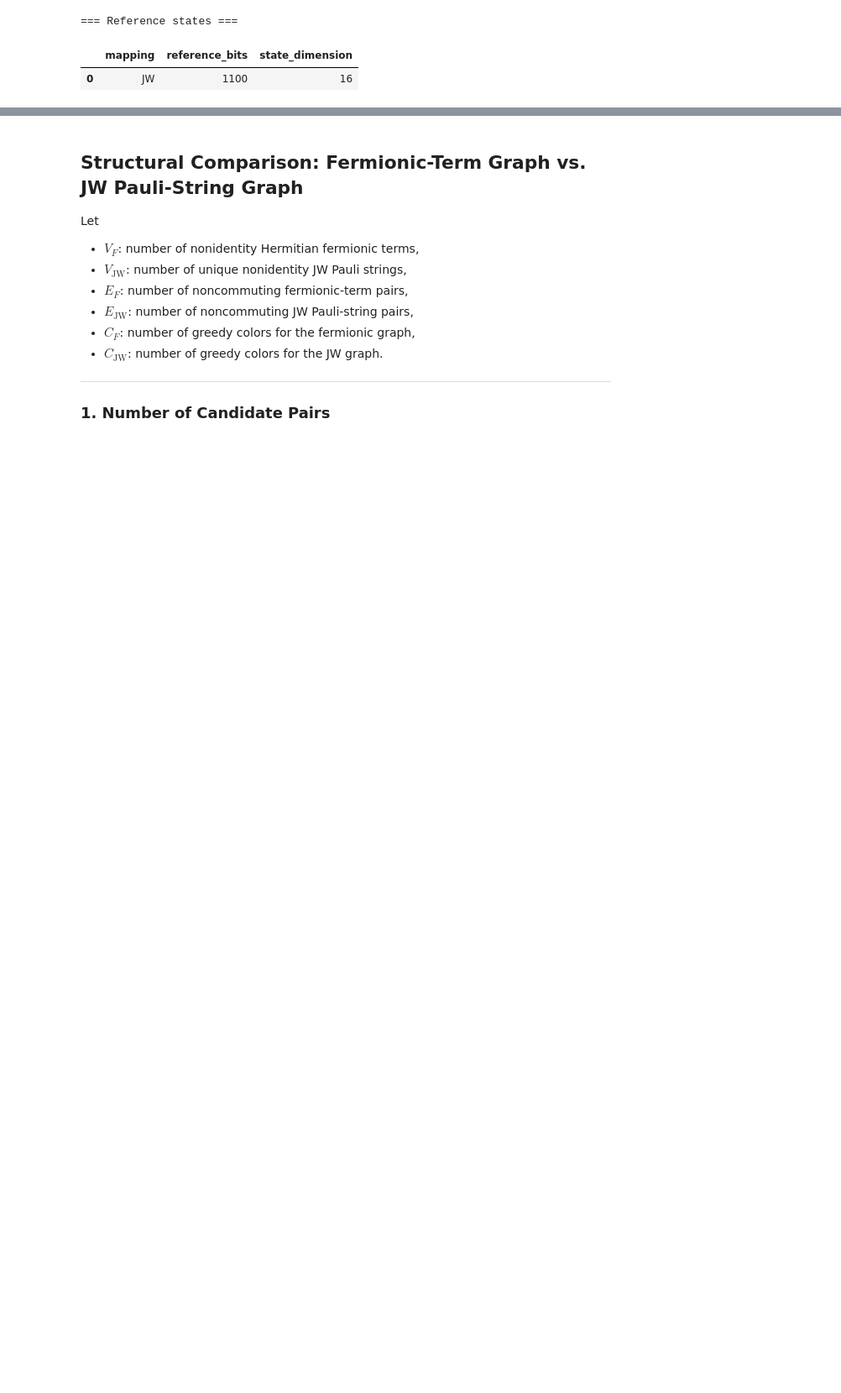
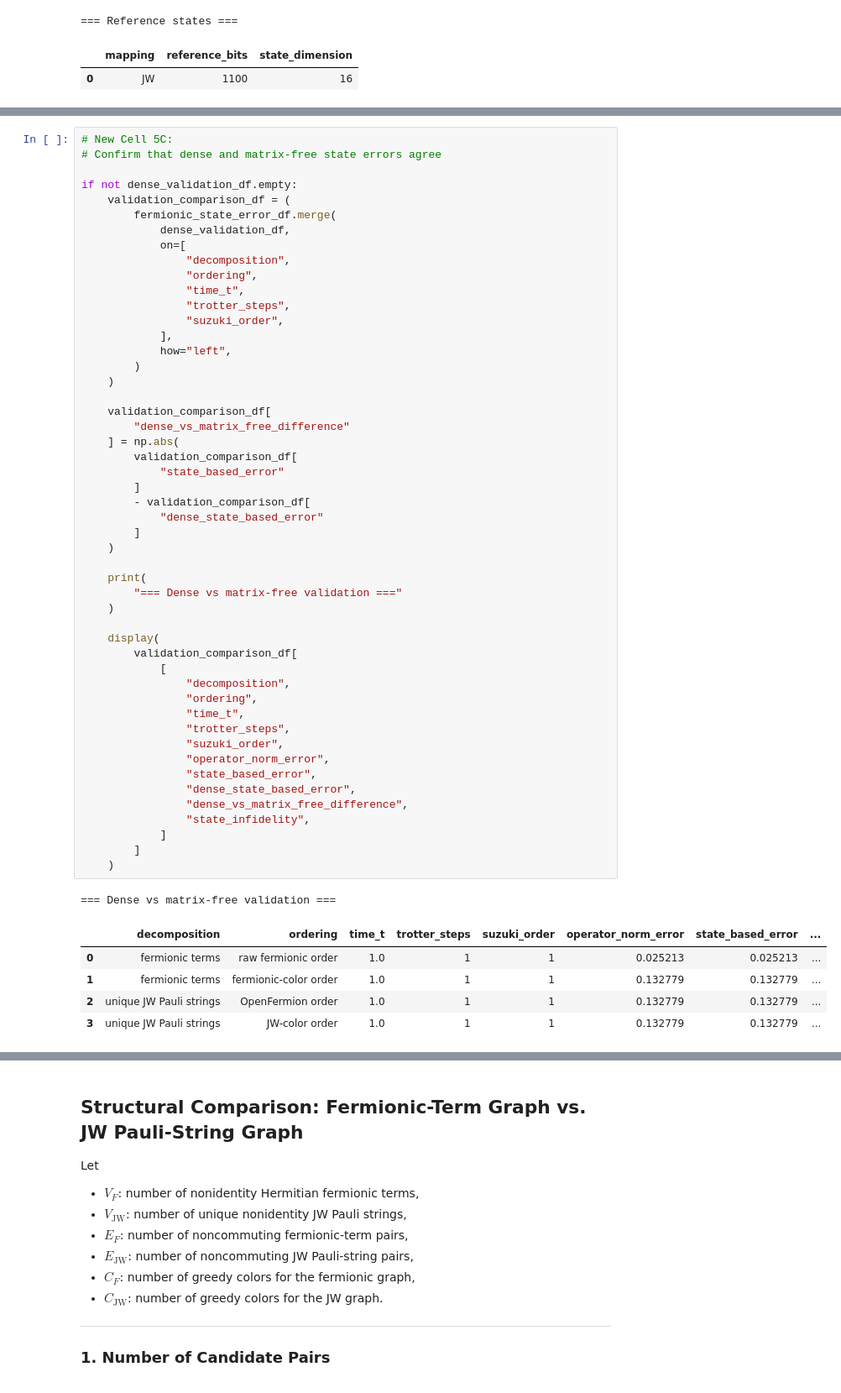
Before and after one commit to lanl/qhat, a Jupyter notebook: h2_fermionic.ipynb, the cells around one changed output, grey strips where cells are left out. Shown at 84% size. Cells and saved outputs as stored; diff of their text form; blank space fills up the shorter version.

```diff
--- a/h2_fermionic.ipynb
+++ b/h2_fermionic.ipynb
@@ -3030,3 +3084,60 @@ runtime = 0.00 seconds
+# %%
+# New Cell 5C:
+# Confirm that dense and matrix-free state errors agree
+
+if not dense_validation_df.empty:
+    validation_comparison_df = (
+        fermionic_state_error_df.merge(
+            dense_validation_df,
+            on=[
+                "decomposition",
+                "ordering",
+                "time_t",
+                "trotter_steps",
+                "suzuki_order",
+            ],
+            how="left",
+        )
+    )
+
+    validation_comparison_df[
+        "dense_vs_matrix_free_difference"
+    ] = np.abs(
+        validation_comparison_df[
+            "state_based_error"
+        ]
+        - validation_comparison_df[
+            "dense_state_based_error"
+        ]
+    )
+
+    print(
+        "=== Dense vs matrix-free validation ==="
+    )
+
+    display(
+        validation_comparison_df[
+            [
+                "decomposition",
+                "ordering",
+                "time_t",
+                "trotter_steps",
+                "suzuki_order",
+                "operator_norm_error",
+                "state_based_error",
+                "dense_state_based_error",
+                "dense_vs_matrix_free_difference",
+                "state_infidelity",
+            ]
+        ]
+    )
+# %% [output]
+=== Dense vs matrix-free validation ===
+|  | decomposition | ordering | time_t | trotter_steps | suzuki_order | operator_norm_error | state_based_error | ... |
+| 0 | fermionic terms | raw fermionic order | 1.0 | 1 | 1 | 0.025213 | 0.025213 | ... |
+| 1 | fermionic terms | fermionic-color order | 1.0 | 1 | 1 | 0.132779 | 0.132779 | ... |
+| 2 | unique JW Pauli strings | OpenFermion order | 1.0 | 1 | 1 | 0.132779 | 0.132779 | ... |
+| 3 | unique JW Pauli strings | JW-color order | 1.0 | 1 | 1 | 0.132779 | 0.132779 | ... |
 # %%
 # New Cell 6:
 # Final state-error results and structural comparison between
```
Also changed, not shown: parts of 5 cells of this notebook, 3 other files.
